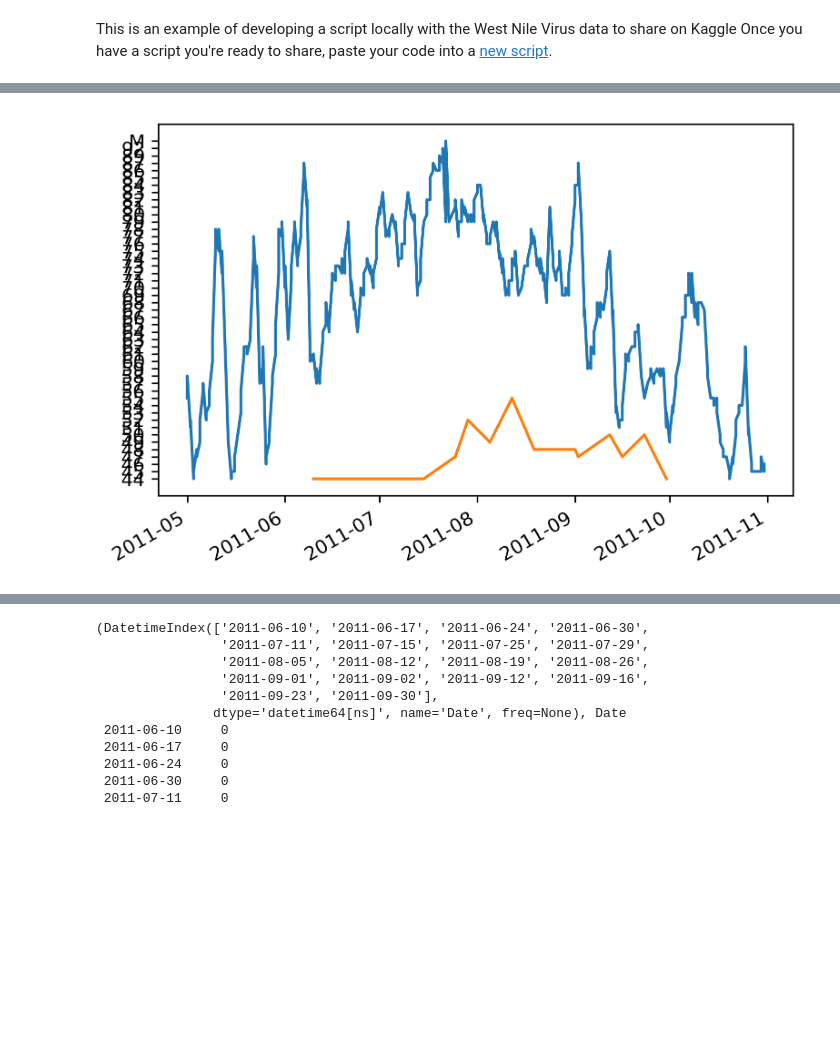
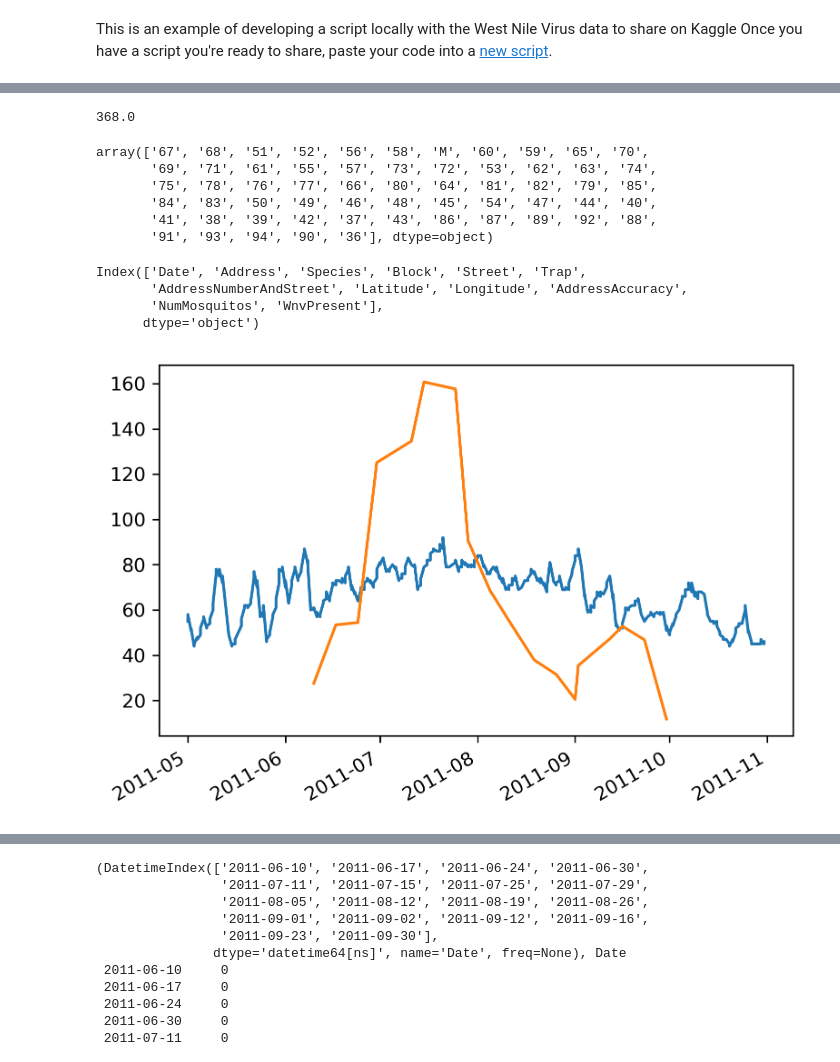
Before and after one commit to pmin91/DS_projects, a Jupyter notebook: 03 - mcnulty/west_nile/src/measurement_locations.ipynb, the cells around one changed output, grey strips where cells are left out. Cells and saved outputs as stored; diff of their text form; code cells hidden in the pictures; blank space fills up the shorter version.

```diff
--- a/03 - mcnulty/west_nile/src/measurement_locations.ipynb
+++ b/03 - mcnulty/west_nile/src/measurement_locations.ipynb
@@ -60,5 +46,0 @@ spray.head()
-# %%
-#I think I can drop resultspeed, resultdir, avgspeed
-weather.Date = pd.to_datetime(weather.Date)
-traps.Date = pd.to_datetime(traps.Date)
-weather = weather.drop(["CodeSum", "Depth", "Water1", "SnowFall"], 1)
@@ -84,0 +56,19 @@ weather.head(10)
+# %%
+# Traps df cleaning
+# Convert to date to date time
+traps.Date = pd.to_datetime(traps.Date)
+weather.Date = pd.to_datetime(weather.Date)
+# Convert lat&long, num mosquitoes and WnvPResent to numeric
+for i in range(3,len(traps.columns)):
+    traps.iloc[:, i] = pd.to_numeric(traps.iloc[:, i], errors="coerce")
+
+# Weather df cleaning
+# Converts T(trace) to low value of 0.001, and converts "M" (missing data) to NaN
+weather["PrecipTotal"] = pd.to_numeric(weather.PrecipTotal.str.strip().replace("T",0.001),
+                                      errors="coerce")
+# Depart, Cool, Sunrise & Sunset, and PrecipTotal have Missing values
+# Convert to numeric first, then forward fill NaN
+for i in range(2,len(weather.columns)):
+    weather.iloc[:, i] = pd.to_numeric(weather.iloc[:, i], errors="coerce")
+# Impute missing values for the weather with forward fill()
+weather.fillna(method='ffill',inplace=True)
@@ -84,0 +149,5 @@ weather.head(10)
+# %%
+#weather.isnull().sum()
+1472/4
+# %% [output]
+368.0
@@ -84,0 +156,17 @@ weather.head(10)
+# %%
+#Depart, Cool, Sunrise & Sunset, and PrecipTotal have Missing values
+weather.Tavg.unique()
+# %% [output]
+array(['67', '68', '51', '52', '56', '58', 'M', '60', '59', '65', '70',
+       '69', '71', '61', '55', '57', '73', '72', '53', '62', '63', '74',
+       '75', '78', '76', '77', '66', '80', '64', '81', '82', '79', '85',
+       '84', '83', '50', '49', '46', '48', '45', '54', '47', '44', '40',
+       '41', '38', '39', '42', '37', '43', '86', '87', '89', '92', '88',
+       '91', '93', '94', '90', '36'], dtype=object)
+# %%
+traps.columns
+# %% [output]
+Index(['Date', 'Address', 'Species', 'Block', 'Street', 'Trap',
+       'AddressNumberAndStreet', 'Latitude', 'Longitude', 'AddressAccuracy',
+       'NumMosquitos', 'WnvPresent'],
+      dtype='object')
@@ -85,9 +177,13 @@ weather.head(10)
 # %%
 # dates = dates.date2num(weather.Date)
 # plt.plot_date(dates, weather.Tavg)
-plt.plot(weather[(weather.Date < dt.date(2012,1,1)) & (weather.Date > dt.date(2011,1,1))].Date,
-        weather[(weather.Date < dt.date(2012,1,1)) & (weather.Date > dt.date(2011,1,1))].Tavg)
-plt.plot(traps_2011.groupby('Date').agg('sum').index, traps_2011.groupby('Date').agg('sum').WnvPresent)
+plt.plot(weather[(weather.Date < dt.date(2012,1,1)) &
+                 (weather.Date > dt.date(2011,1,1))].Date,
+        weather[(weather.Date < dt.date(2012,1,1)) &
+                (weather.Date > dt.date(2011,1,1))].Tavg)
+
+plt.plot(traps_2011.groupby('Date').agg('sum').index,
+         traps_2011.groupby('Date').agg('sum').NumMosquitos/Scale)
 plt.gcf().autofmt_xdate()
 # %% [output]
-[figure, old version]
+[figure, new version]
```
Also changed, not shown: parts of 22 cells of this notebook, 2 other files.
